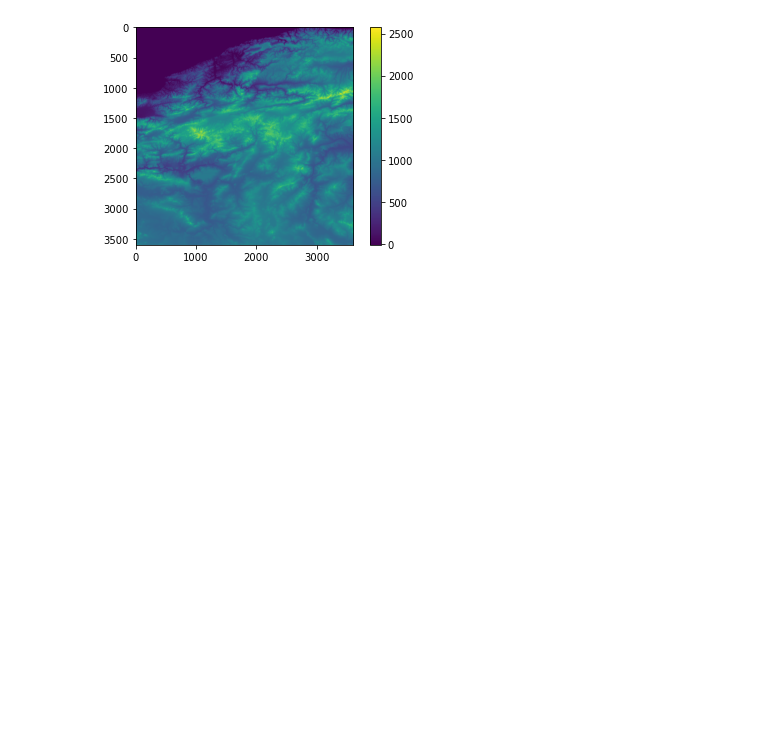
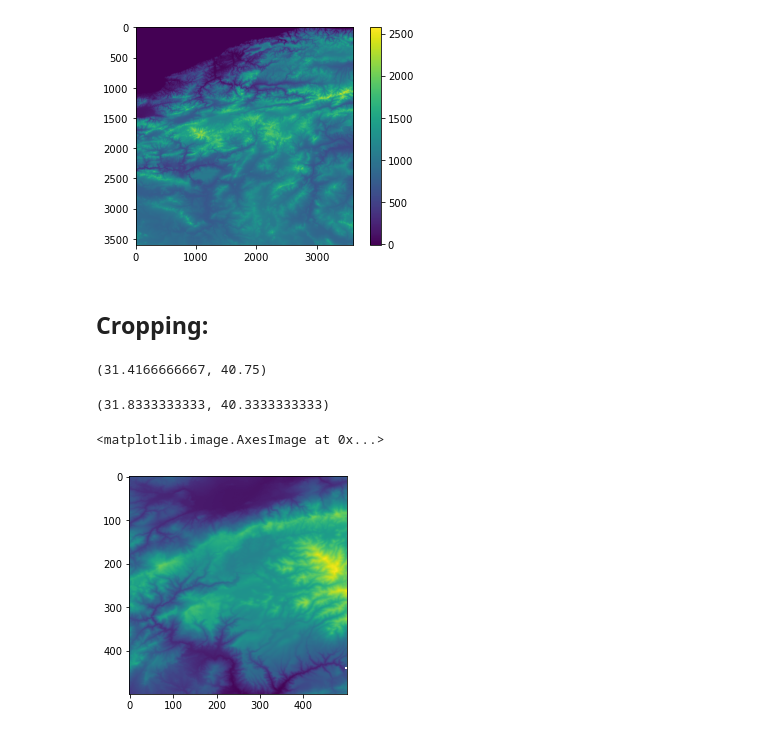
Before and after one commit to eccemerrin/InSAR, a Jupyter notebook: insar_eml/topography.ipynb, the cells around one changed output. Saved outputs shown, nothing was run; the diff lists cells and outputs as text; code cells hidden in the pictures; blank space fills up the shorter version.

Commit message:
update on topography

```diff
--- a/insar_eml/interpolation.ipynb
+++ b/insar_eml/topography.ipynb
@@ -2,7 +2,7 @@
 import numpy as np
 import matplotlib.pyplot as plt
 # %%
-topo = open("topography.xyz","r").read()
+topo = open("/Users/ecem/Desktop/topography.xyz","r").read()
 print(topo[0:100])
 # %% [output]
 31      42      0
@@ -48,3 +50,51 @@ plt.colorbar()
 # %% [output]
 <matplotlib.colorbar.Colorbar at 0x...>
 [figure]
+# %% [markdown]
+## Cropping:
+# %%
+def topographyCropper(topography, point1, point2):
+    """
+    Top left and bottom right points' coordinates are expected.
+    """
+
+    splitted_topo = topography.split("\n")[:-1]
+    x = []; y = []; z = []
+
+    for element in splitted_topo:
+        a, b, c = element.split("\t")
+        a = float(a); b = float(b); c = float(c)
+        x.append(a); y.append(b); z.append(c)
+
+    height = np.array(z); x = np.array(x); y = np.array(y)
+    x = x.reshape((3601,3601))
+    y = y.reshape((3601,3601))
+    indexy = y.T
+    topomap = height.reshape((3601,3601))
+
+    p1index = (np.where(x[0] == point1[0])[0][0], np.where(indexy[0] == point1[1])[0][0])
+    p2index = (np.where(x[0] == point2[0])[0][0], np.where(indexy[0] == point2[1])[0][0])
+
+    cropped_topo = np.zeros((p2index[0] - p1index[0], p2index[1] - p1index[1]))
+
+    alpha = 0
+    for y in range(p1index[1], p2index[1]):
+        cropped_topo[alpha][:] = topomap[y][p1index[0]:p2index[0]]
+        alpha += 1
+
+    return cropped_topo
+# %%
+p1 = (x[0][500], y[1500][0])
+p1
+# %% [output]
+(31.4166666667, 40.75)
+# %%
+p2 = (x[0][1000], y[2000][0])
+p2
+# %% [output]
+(31.8333333333, 40.3333333333)
+# %%
+plt.imshow(topographyCropper(topo, p1, p2))
+# %% [output]
+<matplotlib.image.AxesImage at 0x...>
+[figure, added]
```
Also changed, not shown: parts of 1 cell of this notebook, 1 other file.
